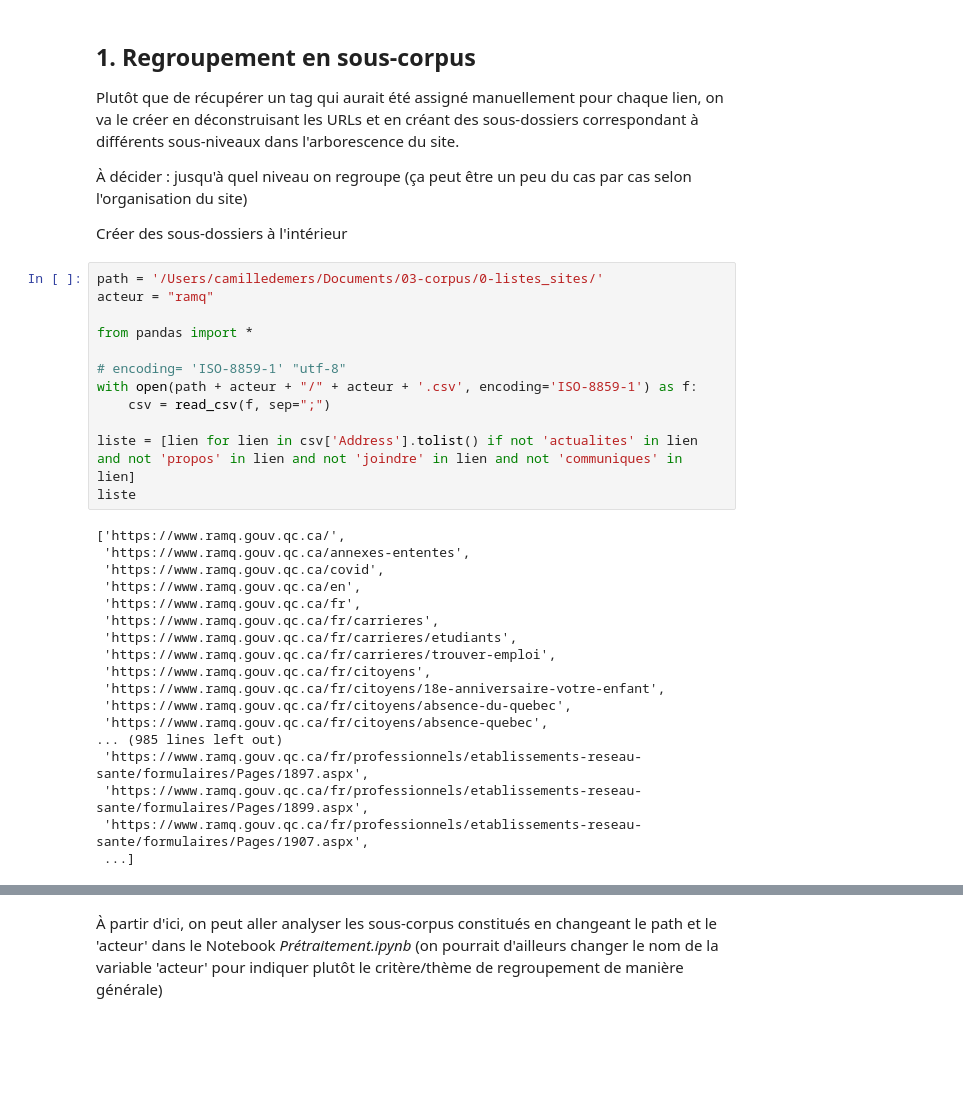
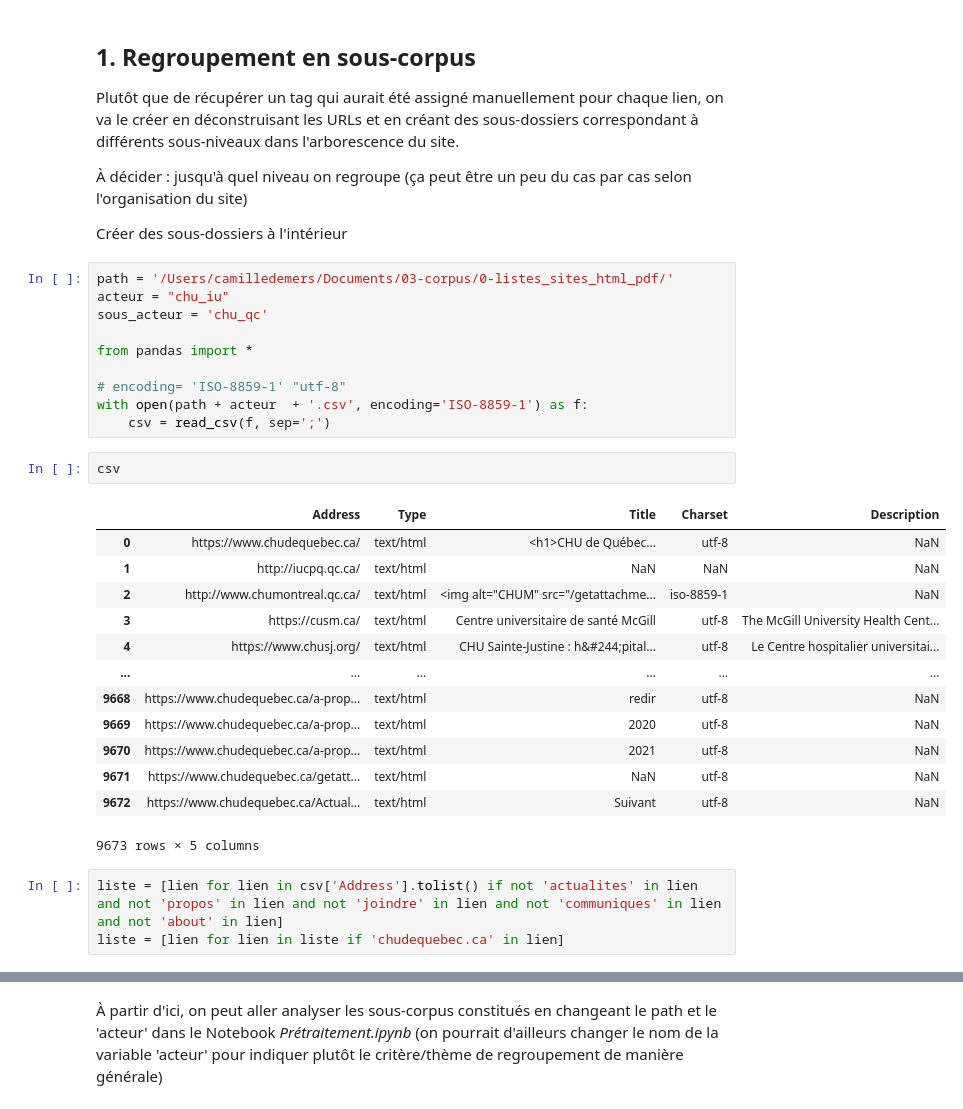
Before and after one commit to Camille-Demers/text-mining-project, a Jupyter notebook: 00-Jupyter-Notebooks/1-Sous_corpus.ipynb, the cells around one changed output, grey strips where cells are left out. Cells and saved outputs as stored; diff of their text form; blank space fills up the shorter version.

```diff
--- a/00-Jupyter-Notebooks/1-Sous_corpus.ipynb
+++ b/00-Jupyter-Notebooks/1-Sous_corpus.ipynb
@@ -6,32 +6,31 @@ Plutôt que de récupérer un tag qui aurait été assigné manuellement pour ch
 
 Créer des sous-dossiers à l'intérieur
 # %%
-path = '/Users/camilledemers/Documents/03-corpus/0-listes_sites/'
-acteur = "ramq"
+path = '/Users/camilledemers/Documents/03-corpus/0-listes_sites_html_pdf/'
+acteur = "chu_iu"
+sous_acteur = 'chu_qc'
 
 from pandas import *
 
 # encoding= 'ISO-8859-1' "utf-8"
-with open(path + acteur + "/" + acteur + '.csv', encoding='ISO-8859-1') as f:
-    csv = read_csv(f, sep=";")
-
-liste = [lien for lien in csv['Address'].tolist() if not 'actualites' in lien and not 'propos' in lien and not 'joindre' in lien and not 'communiques' in lien]
-liste
+with open(path + acteur  + '.csv', encoding='ISO-8859-1') as f:
+    csv = read_csv(f, sep=';')
-# %% [output]
-['https://www.ramq.gouv.qc.ca/',
- 'https://www.ramq.gouv.qc.ca/annexes-ententes',
- 'https://www.ramq.gouv.qc.ca/covid',
- 'https://www.ramq.gouv.qc.ca/en',
- 'https://www.ramq.gouv.qc.ca/fr',
- 'https://www.ramq.gouv.qc.ca/fr/carrieres',
- 'https://www.ramq.gouv.qc.ca/fr/carrieres/etudiants',
- 'https://www.ramq.gouv.qc.ca/fr/carrieres/trouver-emploi',
- 'https://www.ramq.gouv.qc.ca/fr/citoyens',
- 'https://www.ramq.gouv.qc.ca/fr/citoyens/18e-anniversaire-votre-enfant',
- 'https://www.ramq.gouv.qc.ca/fr/citoyens/absence-du-quebec',
- 'https://www.ramq.gouv.qc.ca/fr/citoyens/absence-quebec',
-... (985 lines left out)
- 'https://www.ramq.gouv.qc.ca/fr/professionnels/etablissements-reseau-sante/formulaires/Pages/1897.aspx',
- 'https://www.ramq.gouv.qc.ca/fr/professionnels/etablissements-reseau-sante/formulaires/Pages/1899.aspx',
- 'https://www.ramq.gouv.qc.ca/fr/professionnels/etablissements-reseau-sante/formulaires/Pages/1907.aspx',
- ...]
+# %%
+csv
+# %% [output]
+|  | Address | Type | Title | Charset | Description |
+| 0 | https://www.chudequebec.ca/ | text/html | <h1>CHU de Québec... | utf-8 | NaN |
+| 1 | http://iucpq.qc.ca/ | text/html | NaN | NaN | NaN |
+| 2 | http://www.chumontreal.qc.ca/ | text/html | <img alt="CHUM" src="/getattachme... | iso-8859-1 | NaN |
+| 3 | https://cusm.ca/ | text/html | Centre universitaire de santé McGill | utf-8 | The McGill University Health Cent... |
+| 4 | https://www.chusj.org/ | text/html | CHU Sainte-Justine : h&#244;pital... | utf-8 | Le Centre hospitalier universitai... |
+| ... | ... | ... | ... | ... | ... |
+| 9668 | https://www.chudequebec.ca/a-prop... | text/html | redir | utf-8 | NaN |
+| 9669 | https://www.chudequebec.ca/a-prop... | text/html | 2020 | utf-8 | NaN |
+| 9670 | https://www.chudequebec.ca/a-prop... | text/html | 2021 | utf-8 | NaN |
+| 9671 | https://www.chudequebec.ca/getatt... | text/html | NaN | utf-8 | NaN |
+| 9672 | https://www.chudequebec.ca/Actual... | text/html | Suivant | utf-8 | NaN |
+9673 rows × 5 columns
+# %%
+liste = [lien for lien in csv['Address'].tolist() if not 'actualites' in lien and not 'propos' in lien and not 'joindre' in lien and not 'communiques' in lien and not 'about' in lien]
+liste = [lien for lien in liste if 'chudequebec.ca' in lien]
```
Also changed, not shown: parts of 11 cells of this notebook, 3 other files.
